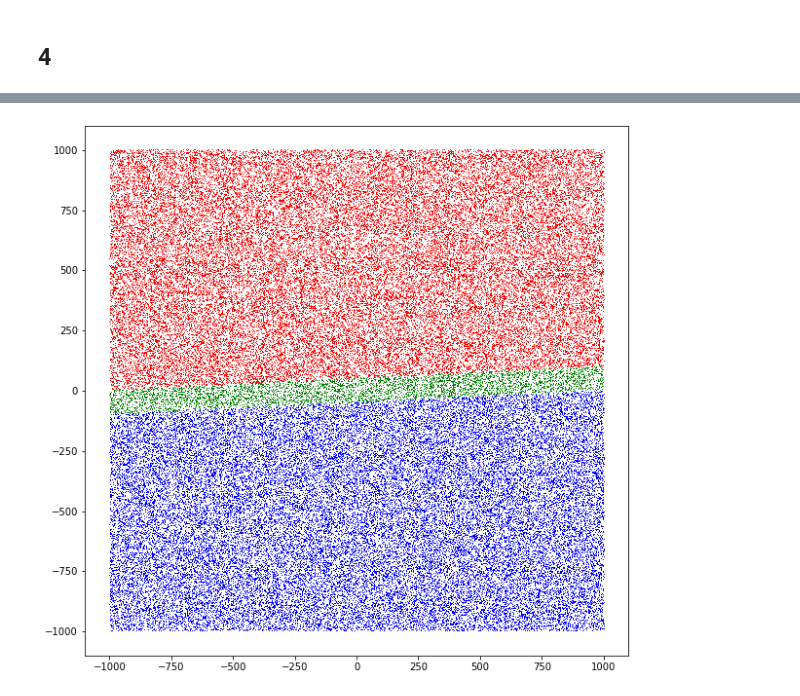
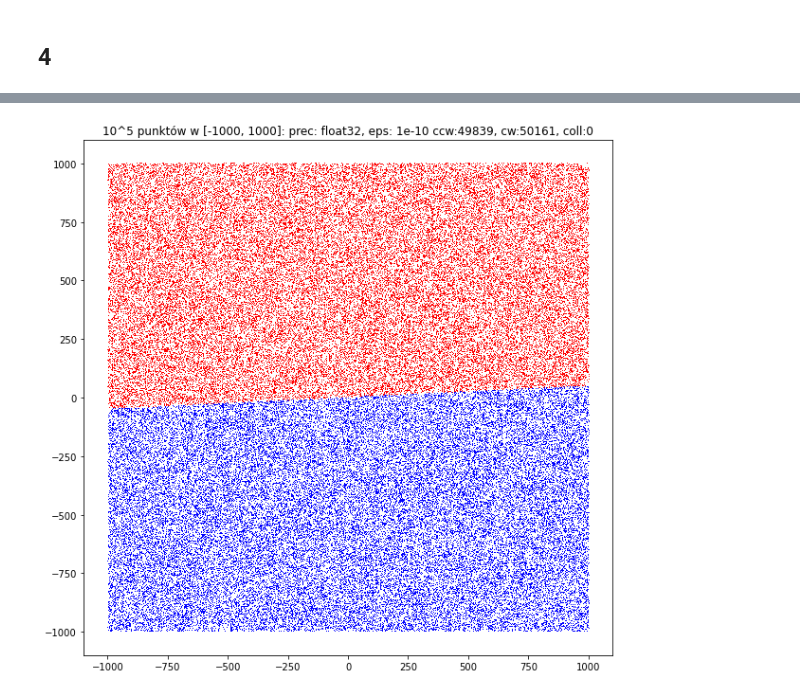
Before and after one commit to anuar2k/AGeom-2020, a Jupyter notebook: geom_lab1.ipynb, the cells around one changed output, grey strips where cells are left out. Saved outputs shown, nothing was run; the diff lists cells and outputs as text; code cells hidden in the pictures.

```diff
--- a/geom_lab1.ipynb
+++ b/geom_lab1.ipynb
@@ -89,10 +100,9 @@ plt.plot(x, y, '.', ms=3)
 limits = [-1000, 1000, -1000, 1000]
 a = np.array([-1.0, 0.0])
 b = np.array([1.0, 0.1])
+print(x.dtype)
 
-print(a, b)
-
-x, y = generatePointsLine(*a, *b, 1000, 1000)
+x, y = generatePointsLine(*a, *b, 1000, 1000, "float64")
 
 scaleAxes(limits, 1.1)
 plt.title("1000 losowych punktów z przedziału [-1000, 1000] na prostej przez wektor ([-1.0, 0], [1.0, 0.1])")
@@ -104,9 +114,7 @@ plt.plot(x, y)
 # %% [markdown]
 ## 4
 # %%
-a = [-1.0, 0.0]
-b = [1.0, 0.1]
-
+# determinant NumPy 2x2
 def detNP2(a, b, c):
     m = np.array([
         [a[0] - c[0], a[1] - c[1]],
@@ -115,6 +123,7 @@ def detNP2(a, b, c):
 
     return np.linalg.det(m)
 
+# determinant NumPy 3x3
 def detNP3(a, b, c):
     m = np.array([
         [a[0], a[1], 1],
@@ -124,17 +133,22 @@ def detNP3(a, b, c):
 
     return np.linalg.det(m)
 
-
+# determinant self-implemented 2x2
 def detOwn2(a, b, c):
     return (a[0] - c[0]) * (b[1] - c[1]) - (b[0] - c[0]) * (a[1] - c[1])
 
+# determinant self-implemented 3x3
+def detOwn3(a, b, c):
+    return (a[0] * b[1] * 1) + (a[1] * 1 * c[0]) + (1 * b[0] * c[1]) - (c[0] * b[1] * 1) - (b[0] * a[1] * 1) - (a[0] * c[1] * 1)
+
+# classifies points by its clockwiseness
 def splitPoints(x, y, a, b, detFn, epsilon):
     ccw = []
     cw = []
     coll = []
 
     for c in zip(x, y):
-        det = detNP2(a, b, c)
+        det = detFn(a, b, c)
         if det < -epsilon:
             cw.append(c)
         elif det <= epsilon:
@@ -142,21 +156,62 @@ def splitPoints(x, y, a, b, detFn, epsilon):
         else:
             ccw.append(c)
 
-    ccwX, ccwY = zip(*ccw)
-    cwX, cwY = zip(*cw)
-    collX, collY = zip(*coll)
+    def splitPoints(points):
+        return [[], []] if len(points) == 0 else zip(*points)
 
-    return np.array(ccwX), np.array(ccwY), np.array(cwX), np.array(cwY), np.array(collX), np.array(collY)
+    return [np.array(axis) for points in [ccw, cw, coll] for axis in splitPoints(points)]
 
-limits = [-1000, 1000, -1000, 1000]
-x, y = generatePointsRect(*limits, 10 ** 5)
+a = [-1.0, 0.0]
+b = [1.0, 0.1]
 
-ccwX, ccwY, cwX, cwY, collX, collY = splitPoints(x, y, a, b, detNP2, 100)
+for dataset in [
+    {
+        "title": "10^5 punktów w [-1000, 1000]",
+        "pointsSrc": lambda dtype: generatePointsRect(-1000, 1000, -1000, 1000, 10 ** 5, dtype),
+        "limits": [-1000, 1000, -1000, 1000],
+        "marker": (",", 1)
+    },
+    {
+        "title": "10^5 punktów w [-10^14, 10^14]",
+        "pointsSrc": lambda dtype: generatePointsRect(-10 ** 14, 10 ** 14, -10 ** 14, 10 ** 14, 10 ** 5, dtype),
+        "limits": [-10 ** 14, 10 ** 14, -10 ** 14, 10 ** 14],
+        "marker": (",", 1)
+    },
+    {
+        "title": "1000 punktów na promieniu R=100",
+        "pointsSrc": lambda dtype: generatePointsCircle(100, 1000, dtype),
+        "limits": [-100, 100, -100, 100],
+        "marker": (".", 3)
+    },
+    {
+        "title": "1000 punktów w [-1000, 1000] na prostej z wektora (a, b)",
+        "pointsSrc": lambda dtype: generatePointsLine(*a, *b, 1000, 1000, dtype),
+        "limits": [-1000, 1000, -1000, 1000],
+        "marker": (".", 3)
+    }
+]:
+    title = dataset["title"]
+    print(f"------Zbiór danych: {title}")
+    for precision in ["float32", "float64"]:
+        x, y = dataset["pointsSrc"](precision)
 
-plt.close()
-scaleAxes(limits, 1.1)
-plt.plot(ccwX, ccwY, mfc='r')
-plt.plot(collX, collY, mfc='g')
-plt.plot(cwX, cwY, mfc='b')
-plt.show()
+        for epsilon in [10 ** -10, 10 ** -7, 10 ** -4, 10 ** -1, 10 ** 2]:
+            for detFn, fnName in [(detNP2, "detNP2"), (detOwn2, "detOwn2"), (detNP3, "detNP3"), (detOwn3, "detOwn3")]:
+                [ccwX, ccwY, cwX, cwY, collX, collY] = splitPoints(x, y, a, b, detFn, epsilon)
+                print(f"{precision},{fnName},{epsilon},{len(ccwX)},{len(cwX)},{len(collX)}")
+                if fnName == "detOwn3":
+                    marker = dataset["marker"][0]
+                    markerSize = dataset["marker"][1]
+
+                    plt.close()
+
+                    scaleAxes(dataset["limits"], 1.1)
+
+                    plt.title(f"{title}: prec: {precision}, eps: {epsilon} ccw:{len(ccwX)}, cw:{len(cwX)}, coll:{len(collX)}")
+
+                    plt.plot(ccwX, ccwY, marker, ms=markerSize, mfc='r', mec='r')
+                    plt.plot(collX, collY, marker, ms=markerSize, mfc='g', mec='g')
+                    plt.plot(cwX, cwY, marker, ms=markerSize, mfc='b', mec='b')
+
+                    plt.show()
 # %% [output]
@@ -163 +223 @@ plt.show()
-[figure, old version]
+[figure, new version]
```
Also changed, not shown: parts of 7 cells of this notebook.
